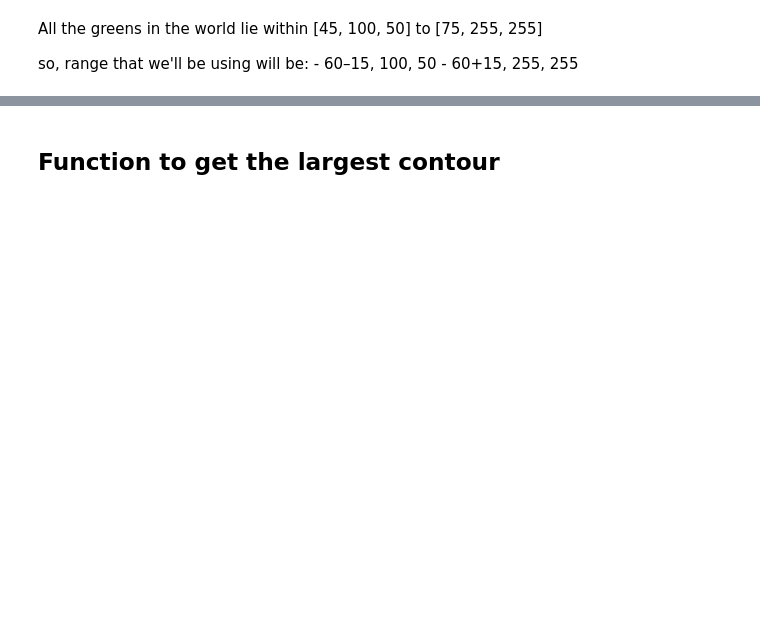
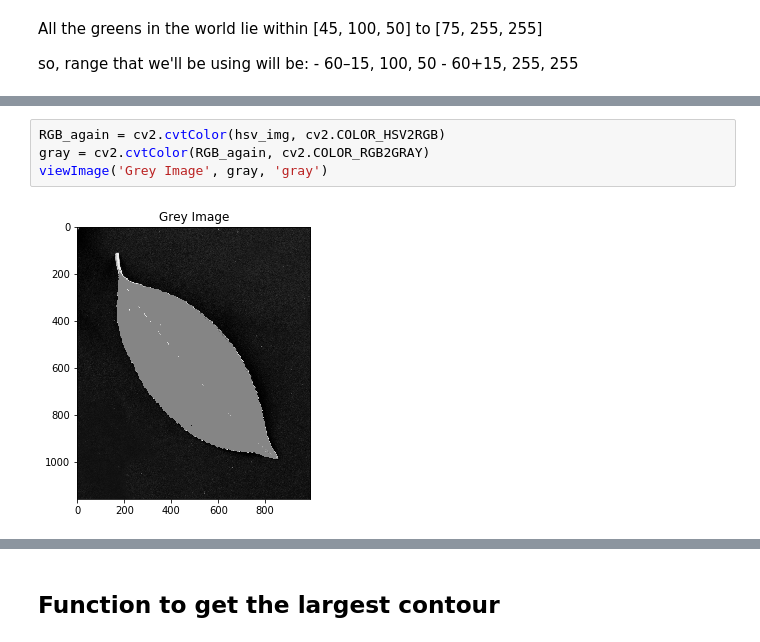
Before and after one commit to adisakshya/color-detection-and-segmentations, a Jupyter notebook: object_detection/Leaf Detection.ipynb, the cells around one changed output, grey strips where cells are left out. Cells and saved outputs as stored; diff of their text form; blank space fills up the shorter version.

```diff
--- a/object_detection/Leaf Detection.ipynb
+++ b/object_detection/Leaf Detection.ipynb
@@ -51,0 +67,6 @@ viewImage(hsv_img)
+# %%
+RGB_again = cv2.cvtColor(hsv_img, cv2.COLOR_HSV2RGB)
+gray = cv2.cvtColor(RGB_again, cv2.COLOR_RGB2GRAY)
+viewImage('Grey Image', gray, 'gray')
+# %% [output]
+[figure, added]
```
Also changed, not shown: parts of 14 cells of this notebook.
